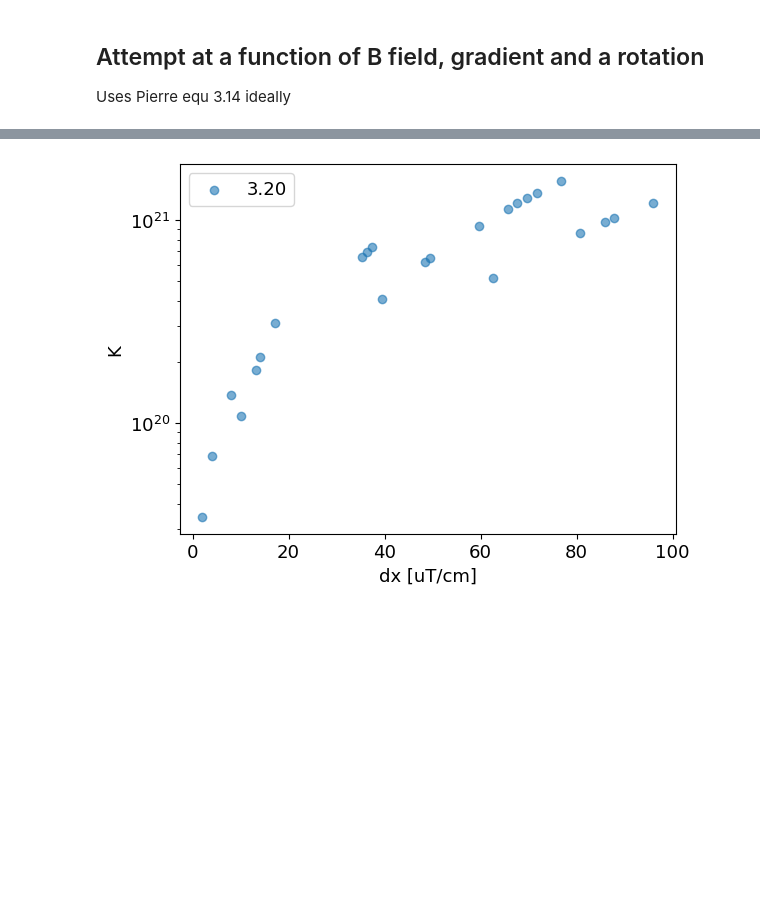
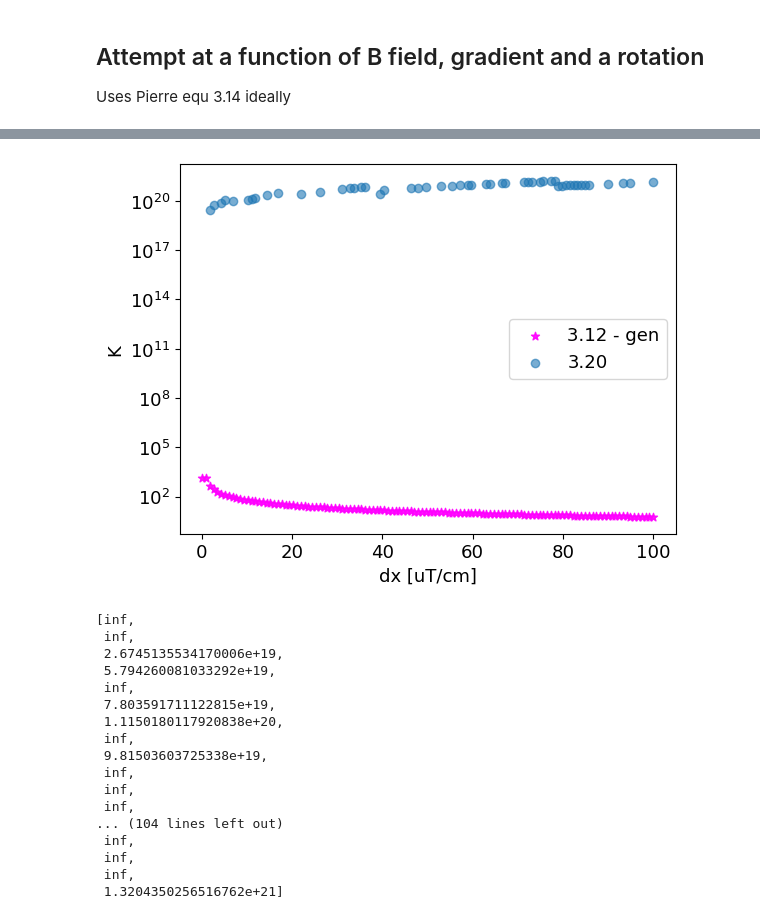
Before and after one commit to eklem1/AdiabaticSpinTransp, a Jupyter notebook: CalculatingK.ipynb, the cells around one changed output, grey strips where cells are left out. Drawn from its saved outputs; the diff is of its cells as text; code cells hidden in the pictures; blank space fills up the shorter version.

```diff
--- a/CalculatingK.ipynb
+++ b/CalculatingK.ipynb
@@ -909,7 +971,9 @@ ks: 32.81005942797611 32.81005942797611 1.0
 #why aren't these the same??
 
 B1 = np.array([0, 1e-6, 0])
-theta = np.linspace(1, 360)
+theta = np.linspace(0, 360)
+# theta = np.linspace(80, 100, 8)
+
 k_314 = []
 K_312_a = []
 K_320_a = []
@@ -923,6 +987,8 @@ for t in np.radians(theta):
                         np.array([0,0,0]), np.array([0,1,0]))) #* np.radians(theta))
 
     K_312_a.append(Adi.K_equ3_12(8,  B1, B2, [0,1,0]))
+    # K_312_a.append(K_equ3_12Update(8,  B1, B2, [0,1,0]))
+
     K_320_a.append(Adi.K_equ320(8,  B1, B2, [0,1,0]))
 
 plt.scatter(theta, k_314, label='3.14', alpha=0.6)
@@ -932,15 +998,12 @@ plt.scatter(theta, K_320_a, label='3.20', alpha=0.6)
 plt.xlabel("angle [deg]")
 plt.ylabel("K_312/k_314")
 plt.ylabel("K")
-
-# plt.scatter(theta, np.array(K_312_a)/k_314)
-# plt.axhline(np.degrees(np.pi/2))
 plt.legend()
 plt.yscale('log')
-plt.ylim(None, 1e6)
+plt.ylim(None, 1e4)
 
 plt.show()
 # print((np.array(K_320_a)/np.array(k_314)))
-print((np.array(K_312_a)/np.array(k_314)))
+# print((np.array(K_312_a)/np.array(k_314)))
 # print((np.array(K_312_a)/np.array(K_320_a)))
 # %% [output]
@@ -957,41 +1011,56 @@ print((np.array(K_312_a)/np.array(k_314)))
 # %%
 #why aren't these the same??
 
-B1 = np.array([0, 1e-6, 0])
-dxdy = np.linspace(0, 0.01, n)
+B1 = np.array([0, 50e-6, 0])
+dxdy = np.linspace(1e-5, 0.01, n)
 k_314 = []
 K_312_a = []
 K_320_a = []
 
 for dx in dxdy:
     B2 = B1.copy()
     B2[1] =+ dx
     # print("B2:", B2)
     # B2 = np.array([0,0, 1e-6])
 
-    k_314.append(Adi.K_equ3_14(np.array([0,8, 0]), B1, B2,
-                        np.array([0,0,0]), np.array([0,1,0]))) #* np.radians(theta))
+    # k_314.append(Adi.K_equ3_14(np.array([0,8, 0]), B1, B2,
+    #                     np.array([0,0,0]), np.array([0,1,0]))) #* np.radians(theta))
+    K_312_a.append(K_equ3_12Update(8,  B1, B2, [0,1,0]))
 
-    K_312_a.append(Adi.K_equ3_12(8,  B1, B2, [0,1,0]))
+    # K_312_a.append(Adi.K_equ3_12(8,  B1, B2, [0,1,0]))
     K_320_a.append(Adi.K_equ320(8,  B1, B2, [0,1,0]))
 
 # *1e6/100 #convert to uT/cm)
 # plt.scatter(dxdy*1e6/100, k_314, label='3.14', alpha=0.6)
-# plt.scatter(dxdy*1e6/100, K_312_a, label='3.12 - gen', alpha=0.9, color='magenta', marker="*")
+plt.scatter(dxdy*1e6/100, K_312_a, label='3.12 - gen', alpha=0.9, color='magenta', marker="*")
 plt.scatter(dxdy*1e6/100, K_320_a, label='3.20', alpha=0.6)
 
 plt.xlabel("dx [uT/cm]")
-plt.ylabel("K_312/k_314")
 plt.ylabel("K")
-
-# plt.scatter(theta, np.array(K_312_a)/k_314)
-# plt.axhline(np.degrees(np.pi/2))
-# plt.ylim(0, 60)
 plt.legend()
 plt.yscale('log')
 plt.show()
 # print((np.array(K_320_a)/np.array(k_314)))
 # print((np.array(K_312_a)/np.array(k_314)))
 # print((np.array(K_312_a)/np.array(K_320_a)))
+
+# K_320_a
 # %% [output]
-[figure, old version]
+[figure, new version]
+[inf,
+ inf,
+ 2.6745135534170006e+19,
+ 5.794260081033292e+19,
+ inf,
+ 7.803591711122815e+19,
+ 1.1150180117920838e+20,
+ inf,
+ 9.81503603725338e+19,
+ inf,
+ inf,
+ inf,
+... (104 lines left out)
+ inf,
+ inf,
+ inf,
+ 1.3204350256516762e+21]
```
Also changed, not shown: parts of 13 cells of this notebook, 4 other files.
